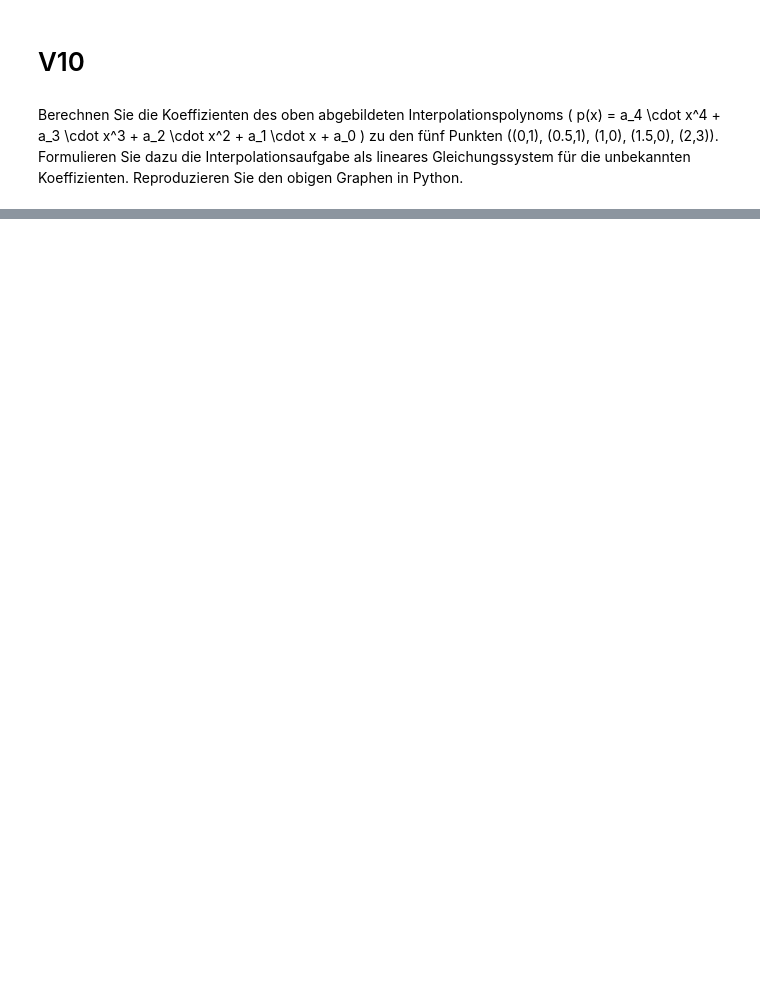
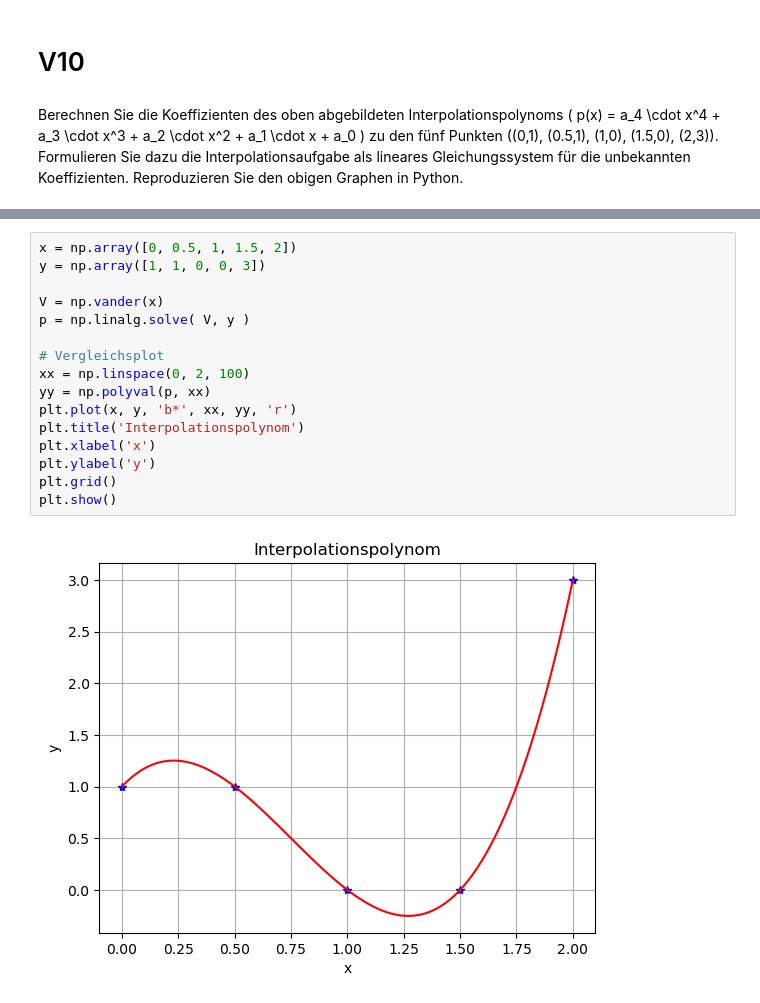
Before and after one commit to Sunkarr/ZHAW, a Jupyter notebook: Semester 4/Numerik/W10/V10.ipynb, the cells around one changed output, grey strips where cells are left out. Drawn from its saved outputs; the diff is of its cells as text; blank space fills up the shorter version.

```diff
--- a/Semester 4/Numerik/W10/V10.ipynb
+++ b/Semester 4/Numerik/W10/V10.ipynb
@@ -73 +82,19 @@ print_function(p)
 p(x) = -6.661338147750939e-16 + 2.6666666666666696 * x + -6.0000000000000036 * x^2 + 2.3333333333333344 * x^3 + 1.0 * x^4
+# %%
+x = np.array([0, 0.5, 1, 1.5, 2])
+y = np.array([1, 1, 0, 0, 3])
+
+V = np.vander(x)
+p = np.linalg.solve( V, y )
+
+# Vergleichsplot
+xx = np.linspace(0, 2, 100)
+yy = np.polyval(p, xx)
+plt.plot(x, y, 'b*', xx, yy, 'r')
+plt.title('Interpolationspolynom')
+plt.xlabel('x')
+plt.ylabel('y')
+plt.grid()
+plt.show()
+# %% [output]
+[figure, added]
```
Also changed, not shown: parts of 8 cells of this notebook, 16 other files.
